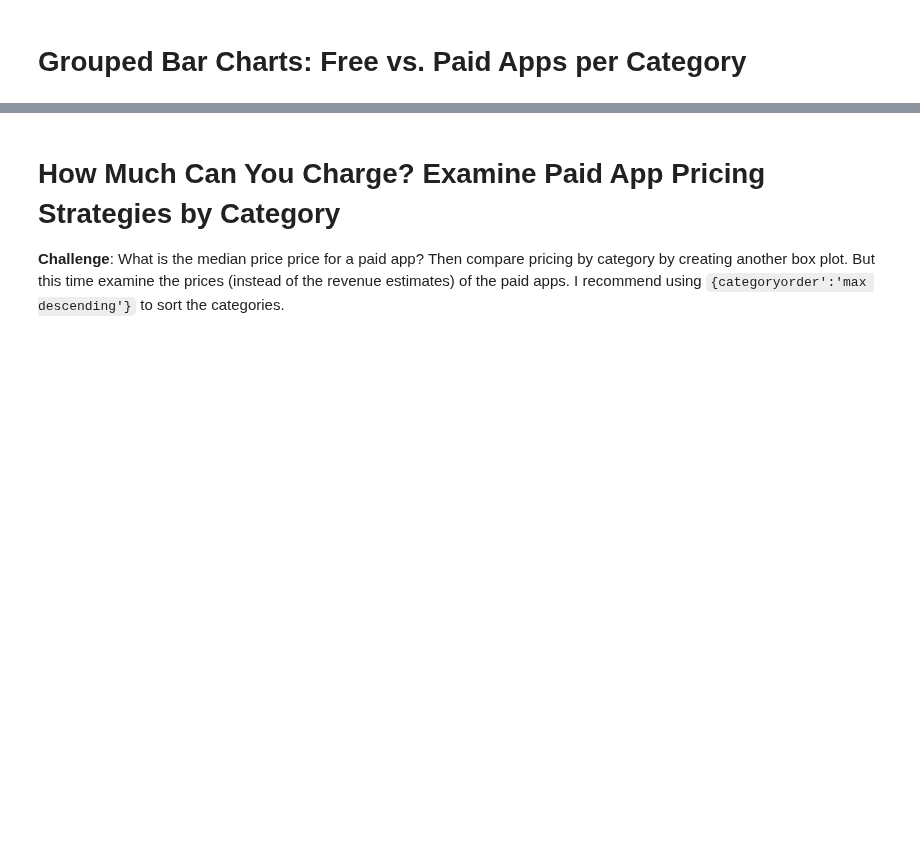
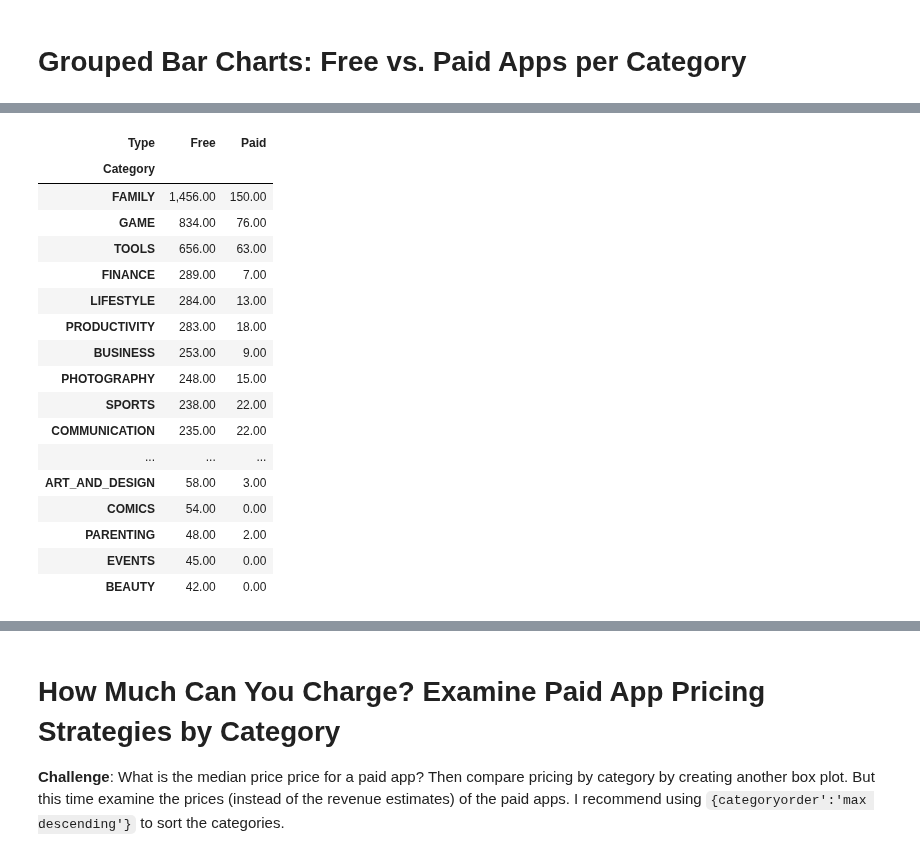
Before and after one commit to nico-Zero/Python, a Jupyter notebook: New_Shit__/Angela_Yu__/Day_76_plotly/Google Play Store App Analytics (start).ipynb, the cells around one changed output, grey strips where cells are left out. Saved outputs shown, nothing was run; the diff lists cells and outputs as text; code cells hidden in the pictures; blank space fills up the shorter version.

```diff
--- a/New_Shit__/Angela_Yu__/Day_76_plotly/Google Play Store App Analytics (start).ipynb
+++ b/New_Shit__/Angela_Yu__/Day_76_plotly/Google Play Store App Analytics (start).ipynb
@@ -424,3 +251,25 @@ Try experimenting with the built in colour scales in Plotly. You can find a full
+# %%
+bob = df_apps_clean.groupby("Category").Type.value_counts().unstack().fillna(0).sort_values(["Free","Paid"],ascending=False)
+bob
+# %% [output]
+| Type | Free | Paid |
+| Category |  |  |
+| FAMILY | 1,456.00 | 150.00 |
+| GAME | 834.00 | 76.00 |
+| TOOLS | 656.00 | 63.00 |
+| FINANCE | 289.00 | 7.00 |
+| LIFESTYLE | 284.00 | 13.00 |
+| PRODUCTIVITY | 283.00 | 18.00 |
+| BUSINESS | 253.00 | 9.00 |
+| PHOTOGRAPHY | 248.00 | 15.00 |
+| SPORTS | 238.00 | 22.00 |
+| COMMUNICATION | 235.00 | 22.00 |
+| ... | ... | ... |
+| ART_AND_DESIGN | 58.00 | 3.00 |
+| COMICS | 54.00 | 0.00 |
+| PARENTING | 48.00 | 2.00 |
+| EVENTS | 45.00 | 0.00 |
+| BEAUTY | 42.00 | 0.00 |
 # %% [markdown]
 **Challenge**: Use the plotly express bar [chart examples](https://plotly.com/python/bar-charts/#bar-chart-with-sorted-or-ordered-categories) and the [.bar() API reference](https://plotly.com/python-api-reference/generated/plotly.express.bar.html#plotly.express.bar) to create this bar chart:
 
```
Also changed, not shown: parts of 33 cells of this notebook.
